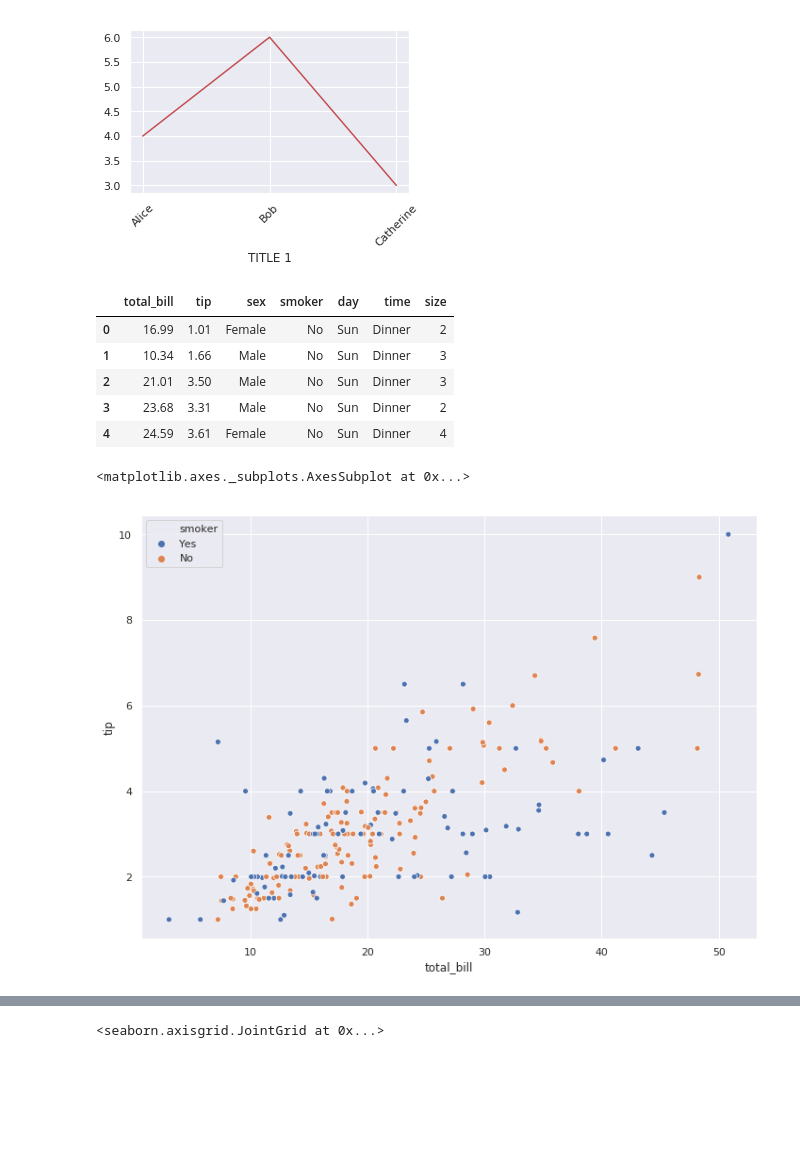
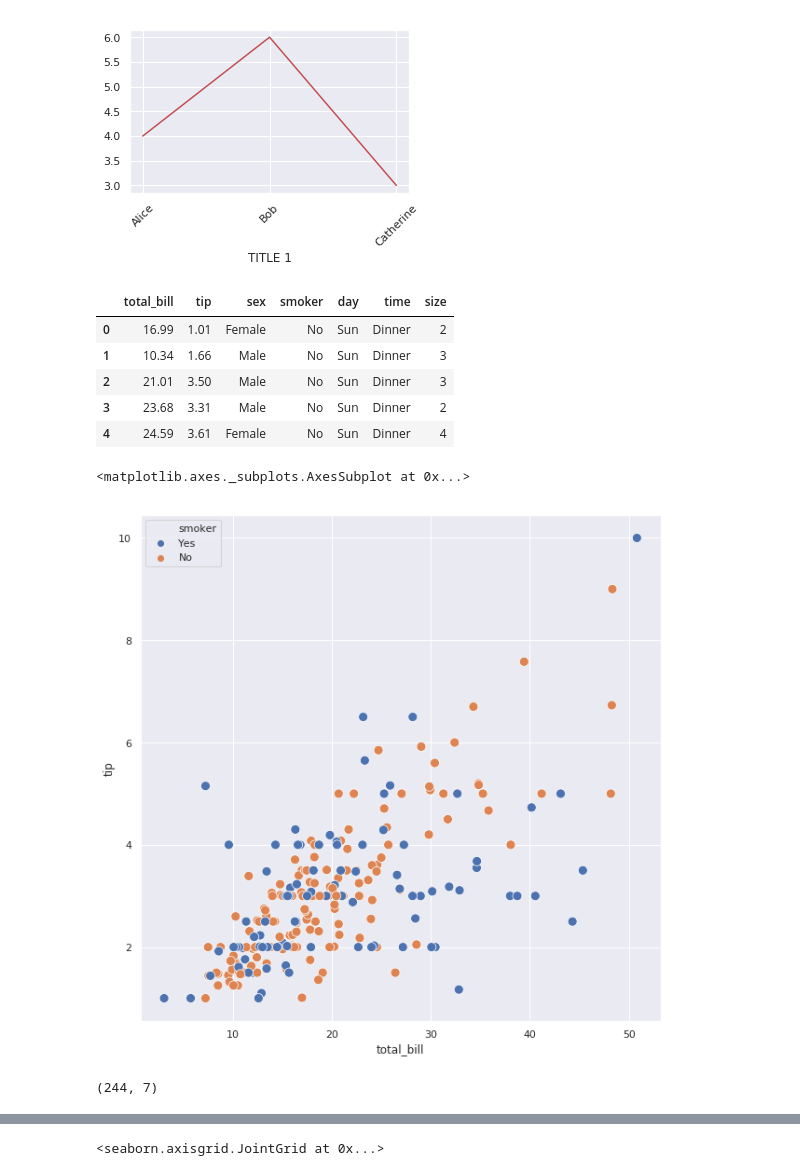
Before and after one commit to edterrell/-Users-edwardterrell-Desktop-xeco_gas_billing_data_Service-1_2009-12-03_to_2019-01-03.csv, a Jupyter notebook: Collections.ipynb, the cells around one changed output, grey strips where cells are left out. Saved outputs shown, nothing was run; the diff lists cells and outputs as text; code cells hidden in the pictures; blank space fills up the shorter version.

```diff
--- a/Collections.ipynb
+++ b/Collections.ipynb
@@ -78,19 +81,23 @@ Text(0.5, 0, 'TITLE 1')
 # %%
 import seaborn as sns
 sns.set()
 tips = sns.load_dataset("tips")
 import pandas as pd
 display (tips.head())
-sns.scatterplot(x="total_bill", y="tip", data=tips, hue ='smoker')
+plt.rcParams['figure.figsize']=(10,10)
+sns.scatterplot(x="total_bill", y="tip", data=tips, hue ='smoker',s =100)
+plt.show()
+tips.shape
 # %% [output]
 |  | total_bill | tip | sex | smoker | day | time | size |
 | 0 | 16.99 | 1.01 | Female | No | Sun | Dinner | 2 |
 | 1 | 10.34 | 1.66 | Male | No | Sun | Dinner | 3 |
 | 2 | 21.01 | 3.50 | Male | No | Sun | Dinner | 3 |
 | 3 | 23.68 | 3.31 | Male | No | Sun | Dinner | 2 |
 | 4 | 24.59 | 3.61 | Female | No | Sun | Dinner | 4 |
 <matplotlib.axes._subplots.AxesSubplot at 0x...>
-[figure, old version]
+[figure, new version]
+(244, 7)
 # %%
 
 sns.kdeplot(tips['size'],shade=True)
```
Also changed, not shown: parts of 13 cells of this notebook.
